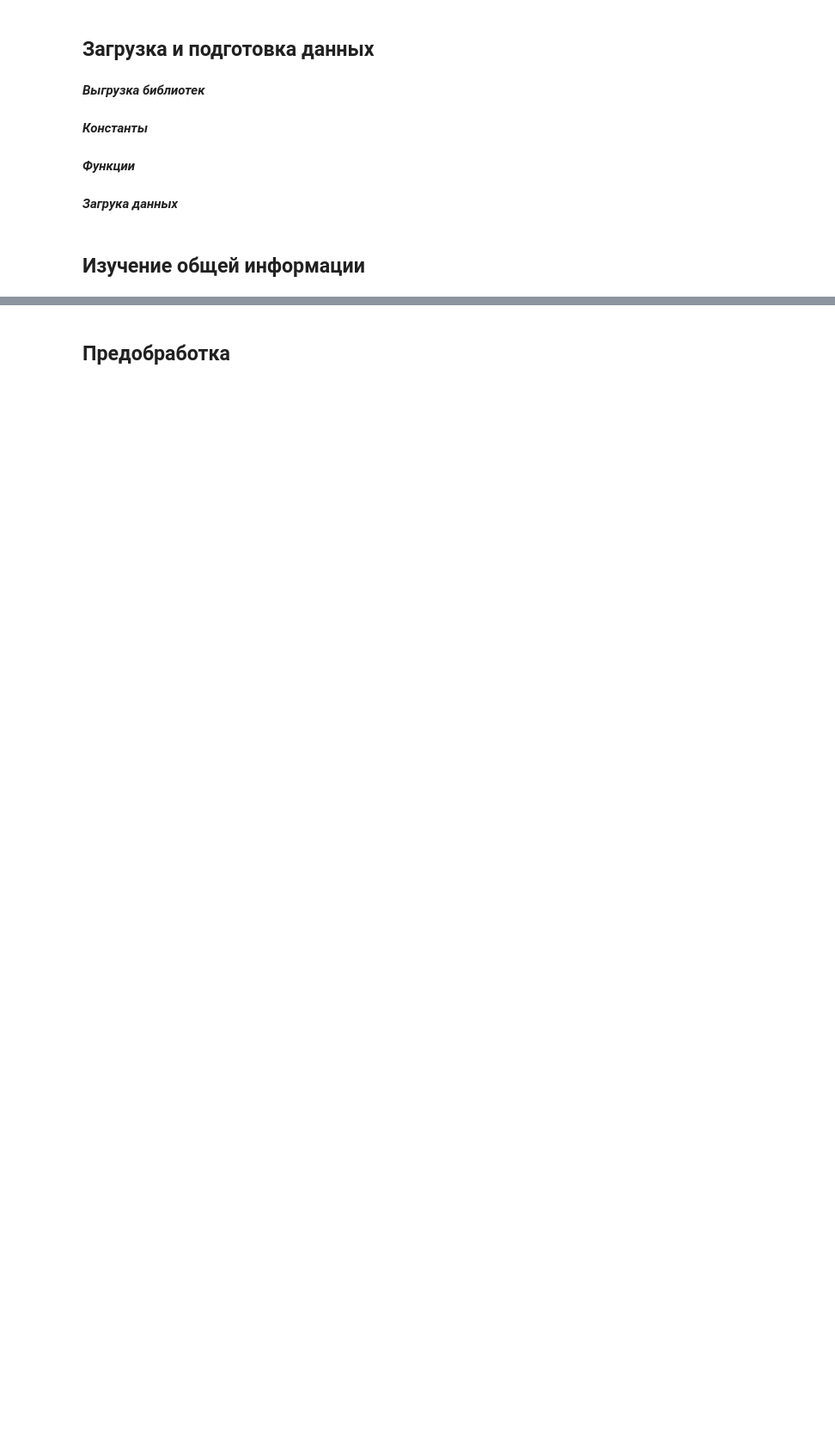
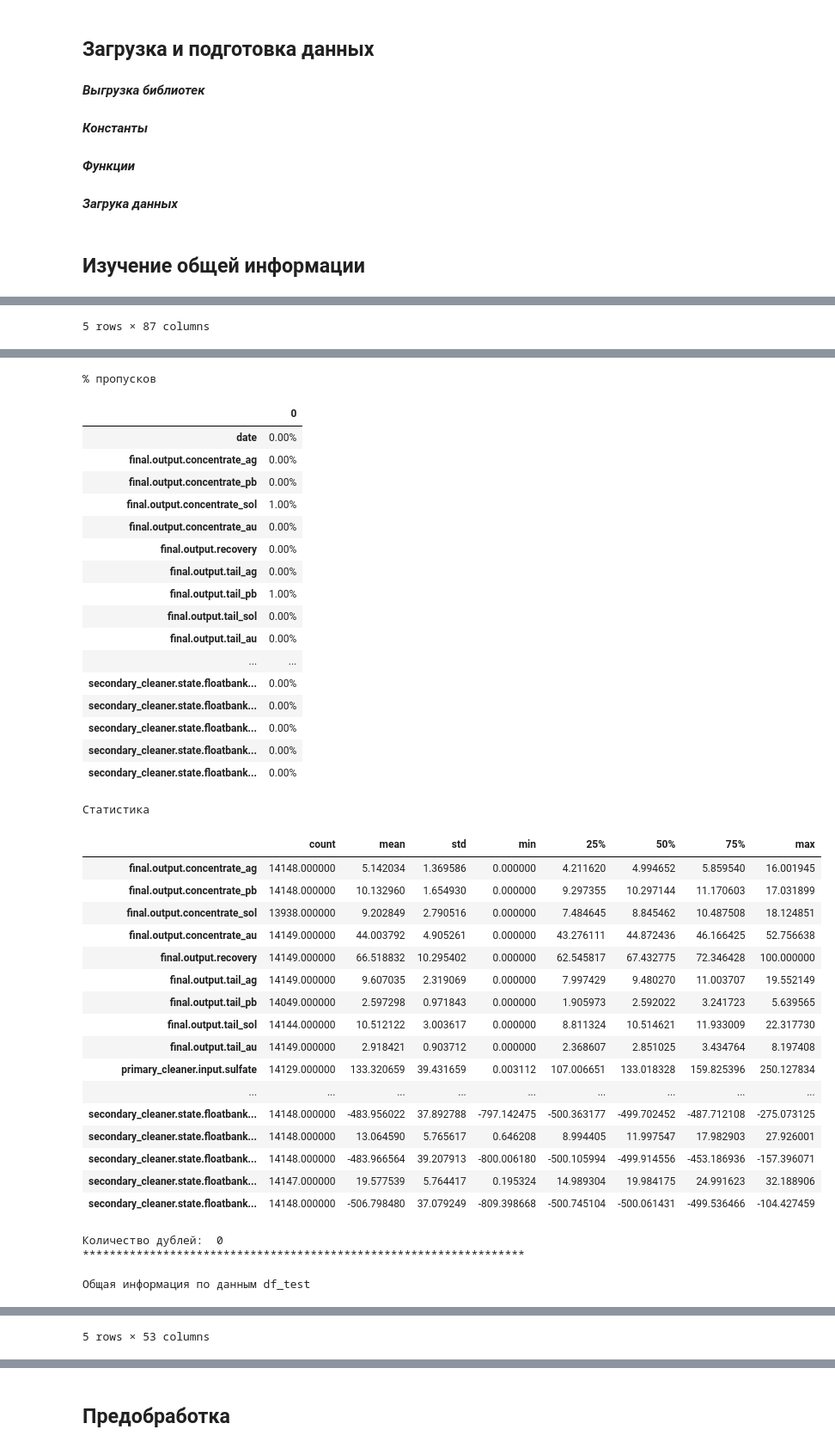
Before and after one commit to Ksyuwish/YandexPracticumDS, a Jupyter notebook: projects/8ds_gold_mining_industry.ipynb, the cells around one changed output, grey strips where cells are left out. Shown at 86% size. Cells and saved outputs as stored; diff of their text form; code cells hidden in the pictures; blank space fills up the shorter version.

```diff
--- a/projects/8ds_gold_mining_industry.ipynb
+++ b/projects/8ds_gold_mining_industry.ipynb
@@ -80,6 +80,7 @@ display(HTML("<style>.container {width:90% !important; }</style>"))
 ***Выгрузка библиотек***
 # %%
 import pandas as pd
+pd.set_option('display.max_columns', None)
 # %% [markdown]
 ***Константы***
 # %%
@@ -107,6 +108,13 @@ def com_info(data):
     name = [x for x in globals() if globals()[x] is data][0]
     print(color.UNDERLINE + 'Общая информация по данным '+ name + color.END)
     show_sample(data)
+    print(data.info())
+    display(pd.DataFrame(round((data.isna().mean()), 2)).style.background_gradient('coolwarm')\
+                                                                .set_caption('% пропусков').format({0:'{:.2%}'.format}))
+    display(data.describe().T.style.set_caption('Статистика'))
+    print('Количество дублей: ', data.duplicated().sum())
+    print('******************************************************************')
+    print('')
 # %% [markdown]
 ***Загрука данных***
 # %%
@@ -115,3 +123,8 @@ df_test = pd.read_csv('../datasets/gold_recovery_test_new_8ds.csv')
 df_full = pd.read_csv('../datasets/gold_recovery_full_new_8ds.csv')
 # %% [markdown]
 ## Изучение общей информации
+# %%
+df_list = [df_train, df_test, df_full]
+for i in df_list:
+    com_info(i)
+# %% [output]
@@ -117,0 +138 @@ df_full = pd.read_csv('../datasets/gold_recovery_full_new_8ds.csv')
+5 rows × 87 columns
@@ -117,0 +156,40 @@ df_full = pd.read_csv('../datasets/gold_recovery_full_new_8ds.csv')
+% пропусков
+|  | 0 |
+| date | 0.00% |
+| final.output.concentrate_ag | 0.00% |
+| final.output.concentrate_pb | 0.00% |
+| final.output.concentrate_sol | 1.00% |
+| final.output.concentrate_au | 0.00% |
+| final.output.recovery | 0.00% |
+| final.output.tail_ag | 0.00% |
+| final.output.tail_pb | 1.00% |
+| final.output.tail_sol | 0.00% |
+| final.output.tail_au | 0.00% |
+| ... | ... |
+| secondary_cleaner.state.floatbank... | 0.00% |
+| secondary_cleaner.state.floatbank... | 0.00% |
+| secondary_cleaner.state.floatbank... | 0.00% |
+| secondary_cleaner.state.floatbank... | 0.00% |
+| secondary_cleaner.state.floatbank... | 0.00% |
+Статистика
+|  | count | mean | std | min | 25% | 50% | 75% | max |
+| final.output.concentrate_ag | 14148.000000 | 5.142034 | 1.369586 | 0.000000 | 4.211620 | 4.994652 | 5.859540 | 16.001945 |
+| final.output.concentrate_pb | 14148.000000 | 10.132960 | 1.654930 | 0.000000 | 9.297355 | 10.297144 | 11.170603 | 17.031899 |
+| final.output.concentrate_sol | 13938.000000 | 9.202849 | 2.790516 | 0.000000 | 7.484645 | 8.845462 | 10.487508 | 18.124851 |
+| final.output.concentrate_au | 14149.000000 | 44.003792 | 4.905261 | 0.000000 | 43.276111 | 44.872436 | 46.166425 | 52.756638 |
+| final.output.recovery | 14149.000000 | 66.518832 | 10.295402 | 0.000000 | 62.545817 | 67.432775 | 72.346428 | 100.000000 |
+| final.output.tail_ag | 14149.000000 | 9.607035 | 2.319069 | 0.000000 | 7.997429 | 9.480270 | 11.003707 | 19.552149 |
+| final.output.tail_pb | 14049.000000 | 2.597298 | 0.971843 | 0.000000 | 1.905973 | 2.592022 | 3.241723 | 5.639565 |
+| final.output.tail_sol | 14144.000000 | 10.512122 | 3.003617 | 0.000000 | 8.811324 | 10.514621 | 11.933009 | 22.317730 |
+| final.output.tail_au | 14149.000000 | 2.918421 | 0.903712 | 0.000000 | 2.368607 | 2.851025 | 3.434764 | 8.197408 |
+| primary_cleaner.input.sulfate | 14129.000000 | 133.320659 | 39.431659 | 0.003112 | 107.006651 | 133.018328 | 159.825396 | 250.127834 |
+| ... | ... | ... | ... | ... | ... | ... | ... | ... |
+| secondary_cleaner.state.floatbank... | 14148.000000 | -483.956022 | 37.892788 | -797.142475 | -500.363177 | -499.702452 | -487.712108 | -275.073125 |
+| secondary_cleaner.state.floatbank... | 14148.000000 | 13.064590 | 5.765617 | 0.646208 | 8.994405 | 11.997547 | 17.982903 | 27.926001 |
+| secondary_cleaner.state.floatbank... | 14148.000000 | -483.966564 | 39.207913 | -800.006180 | -500.105994 | -499.914556 | -453.186936 | -157.396071 |
+| secondary_cleaner.state.floatbank... | 14147.000000 | 19.577539 | 5.764417 | 0.195324 | 14.989304 | 19.984175 | 24.991623 | 32.188906 |
+| secondary_cleaner.state.floatbank... | 14148.000000 | -506.798480 | 37.079249 | -809.398668 | -500.745104 | -500.061431 | -499.536466 | -104.427459 |
+Количество дублей:  0
+******************************************************************
+
+Общая информация по данным df_test
@@ -117,0 +202 @@ df_full = pd.read_csv('../datasets/gold_recovery_full_new_8ds.csv')
+5 rows × 53 columns
```
Also changed, not shown: parts of 2 cells of this notebook, 1 other file.
